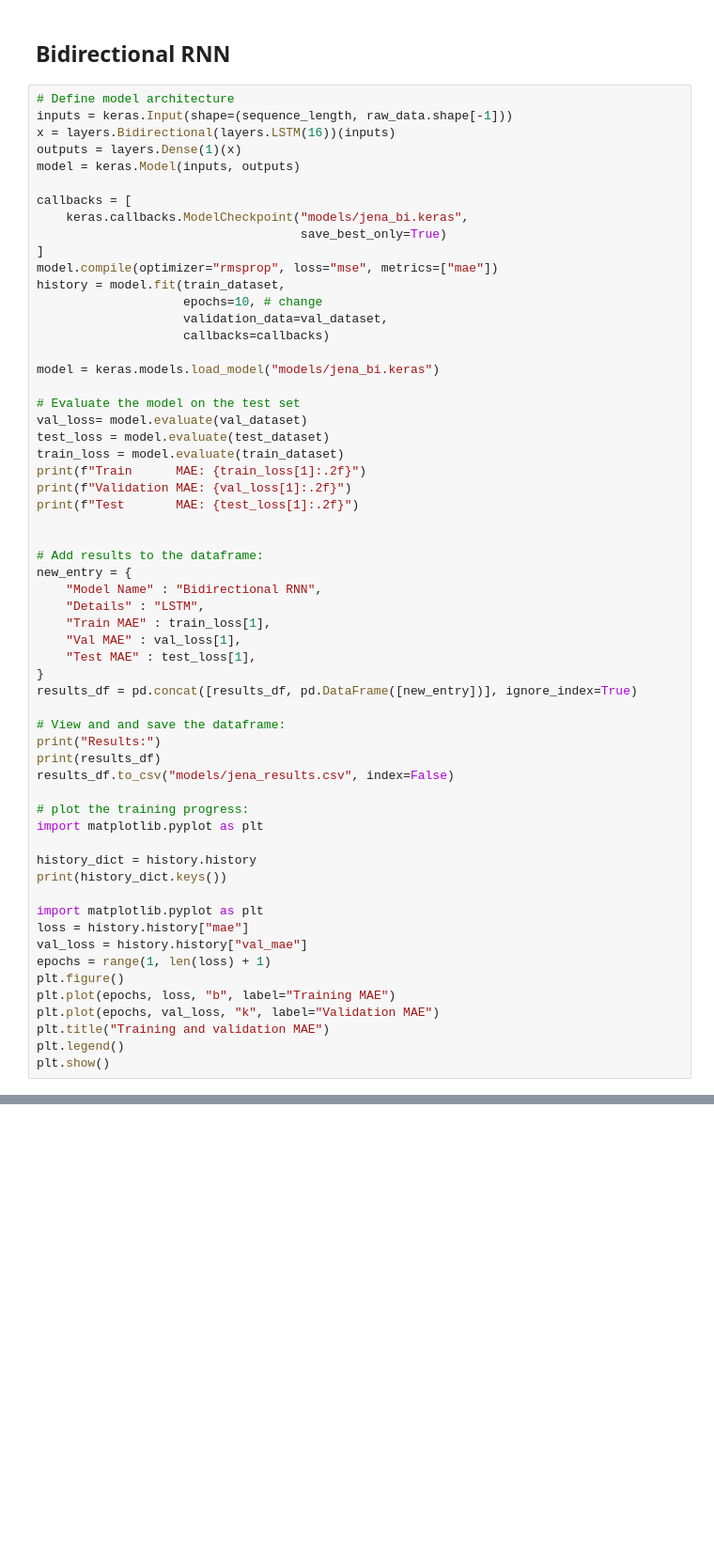
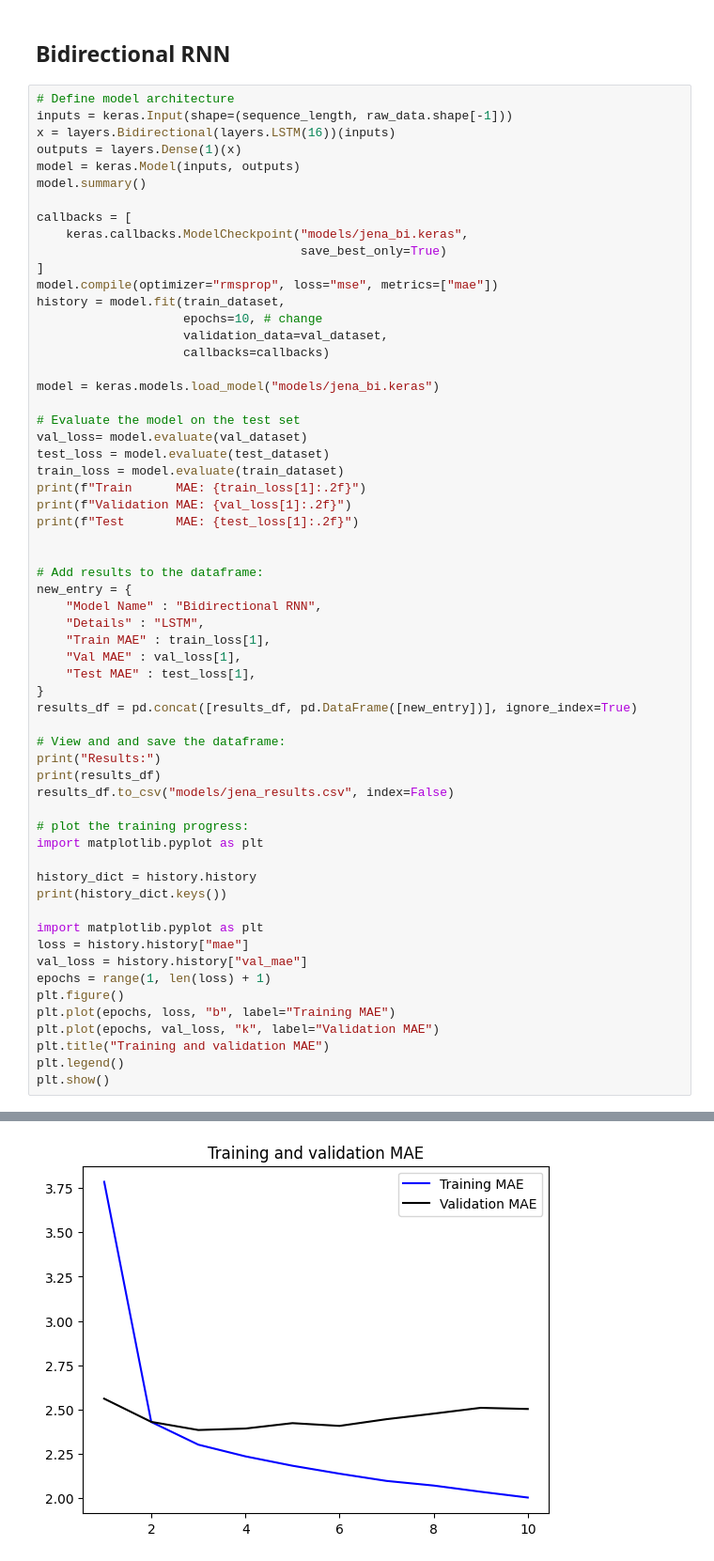
Before and after one commit to safeliquids/notebooks-for-NES2-2024, a Jupyter notebook: lecture_09/simple_time_series.ipynb, the cells around one changed output, grey strips where cells are left out. Shown: that part at 94% size. Drawn from its saved outputs; the diff is of its cells as text; blank space fills up the shorter version.

```diff
--- a/lecture_09/simple_time_series.ipynb
+++ b/lecture_09/simple_time_series.ipynb
@@ -843,6 +823,7 @@ inputs = keras.Input(shape=(sequence_length, raw_data.shape[-1]))
 x = layers.Bidirectional(layers.LSTM(16))(inputs)
 outputs = layers.Dense(1)(x)
 model = keras.Model(inputs, outputs)
+model.summary()
 
 callbacks = [
     keras.callbacks.ModelCheckpoint("models/jena_bi.keras",
@@ -896,3 +877,4 @@ plt.plot(epochs, val_loss, "k", label="Validation MAE")
 plt.title("Training and validation MAE")
 plt.legend()
 plt.show()
+# %% [output]
@@ -898,0 +898 @@ plt.show()
+[figure, added]
```
Also changed, not shown: parts of 12 cells of this notebook.
